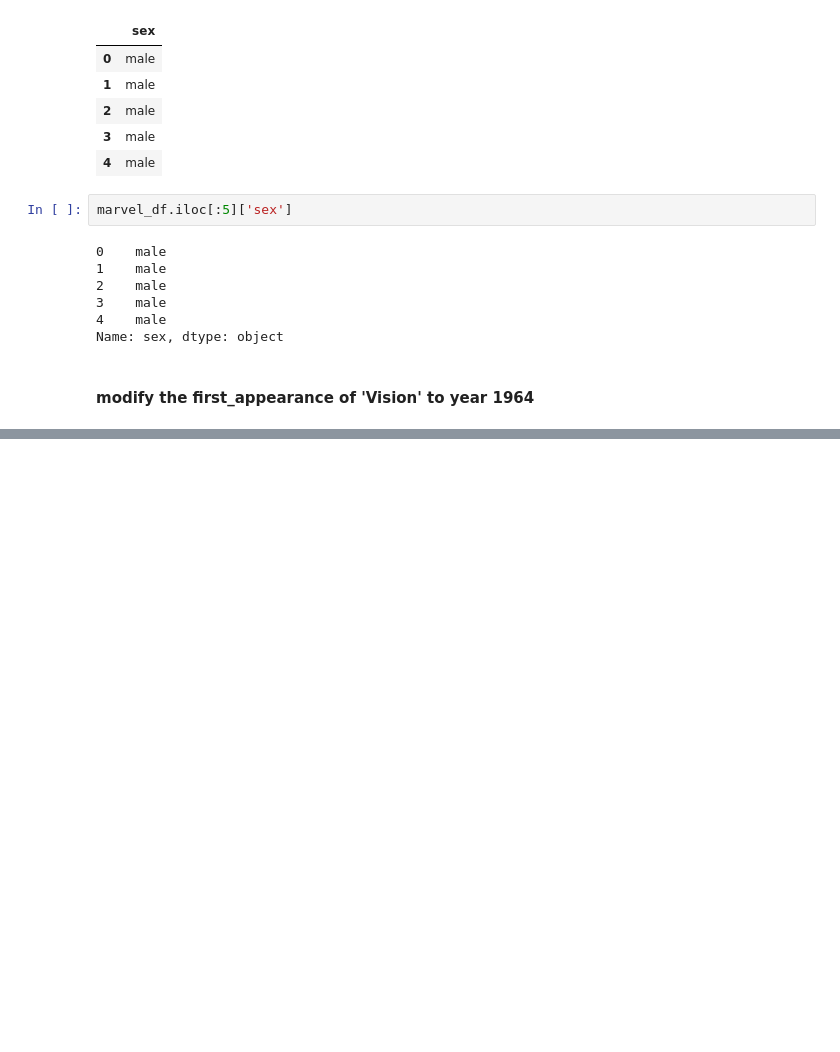
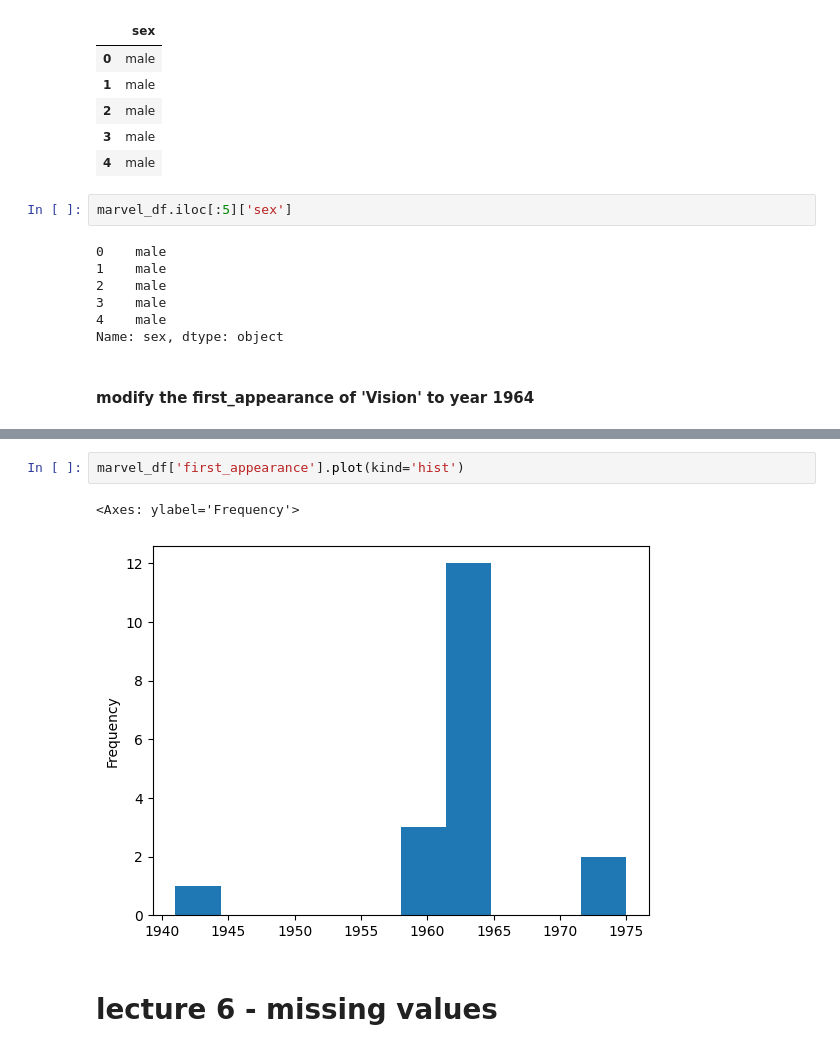
Before and after one commit to depa-tto/Python-course, a Jupyter notebook: ds_course.ipynb, the cells around one changed output, grey strips where cells are left out. Saved outputs shown, nothing was run; the diff lists cells and outputs as text; blank space fills up the shorter version.

```diff
--- a/ds_course.ipynb
+++ b/ds_course.ipynb
@@ -2523,0 +2624,7 @@ Name: sex, dtype: object
+# %%
+marvel_df['first_appearance'].plot(kind='hist')
+# %% [output]
+<Axes: ylabel='Frequency'>
+[figure, added]
+# %% [markdown]
+# lecture 6 - missing values
```
Also changed, not shown: parts of 91 cells of this notebook, 2 other files.
